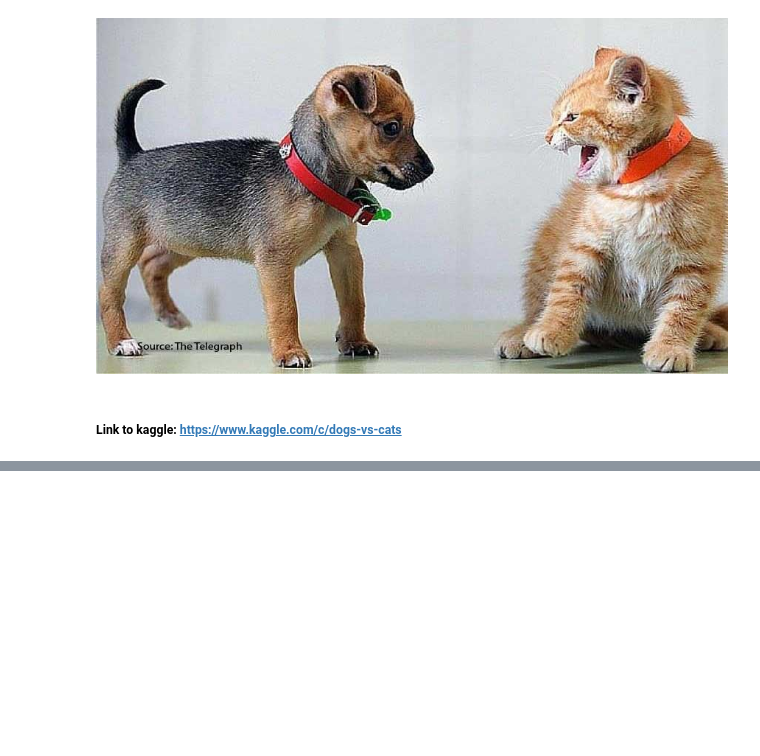
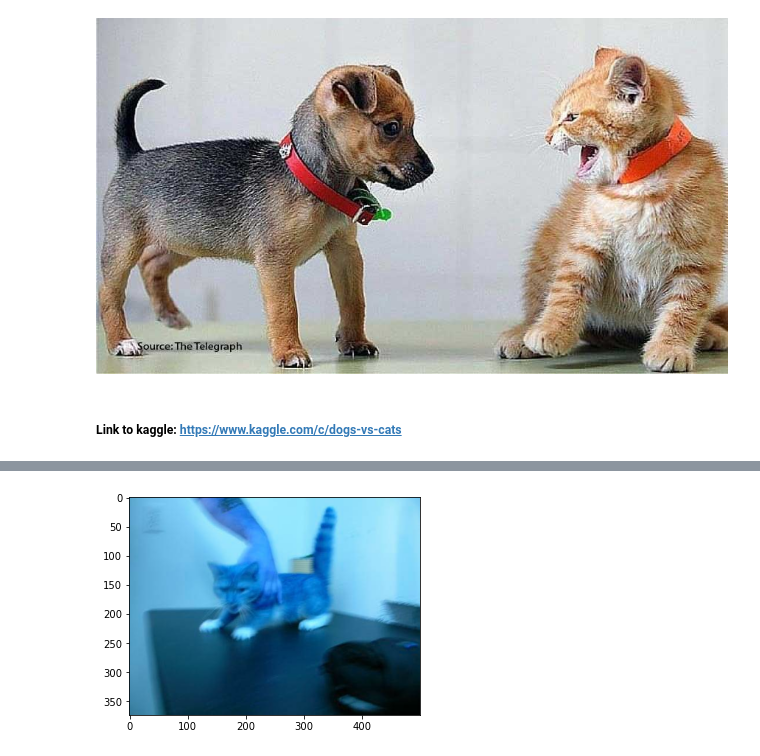
Before and after one commit to haimgoldfisher/Data_Visualization_Final_Project, a Jupyter notebook: NoteBook3 - Dogs VS Cats.ipynb, the cells around one changed output, grey strips where cells are left out. Drawn from its saved outputs; the diff is of its cells as text; code cells hidden in the pictures; blank space fills up the shorter version.

```diff
--- a/NoteBook3 - Dogs VS Cats.ipynb
+++ b/NoteBook3 - Dogs VS Cats.ipynb
@@ -8,0 +151,5 @@ import cv2 # OpenCV
+# %%
+plt.imshow(images[0])
+plt.show()
+# %% [output]
+[figure, added]
```
Also changed, not shown: parts of 20 cells of this notebook, 6 other files.
